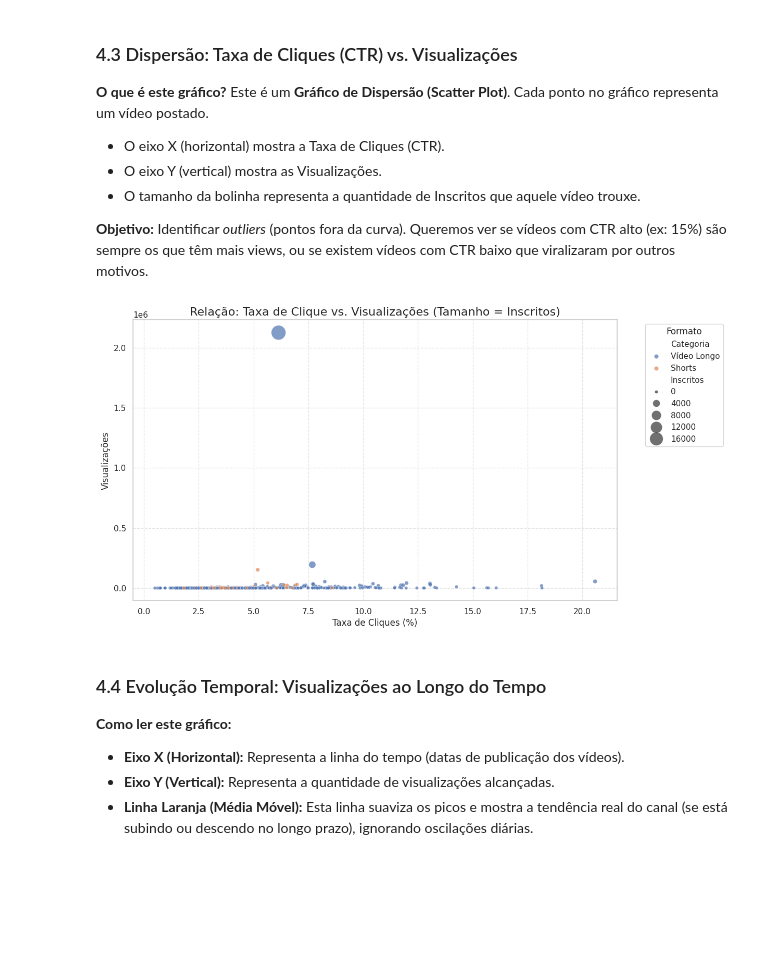
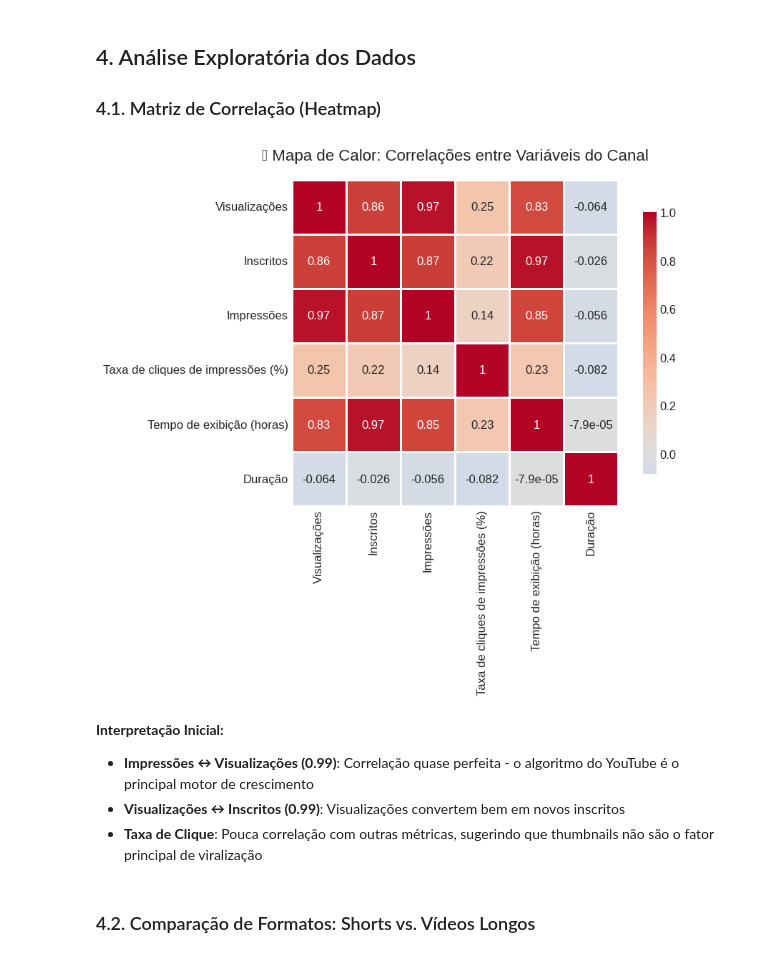
Before and after one commit to welson-rodrigues/Trabalho-final-Analise-de-Dados, a Jupyter notebook: analise_exploratoria.ipynb, the cells around one changed output. Drawn from its saved outputs; the diff is of its cells as text; code cells hidden in the pictures; blank space fills up the shorter version.

```diff
--- a/analise_exploratoria.ipynb
+++ b/analise_exploratoria.ipynb
@@ -170,40 +164,28 @@ Este gráfico revela os "Outliers" (pontos fora da curva).
 # %% [markdown]
-### 4.3 Dispersão: Taxa de Cliques (CTR) vs. Visualizações
+## 4. Análise Exploratória dos Dados
 
-**O que é este gráfico?**
-Este é um **Gráfico de Dispersão (Scatter Plot)**. Cada ponto no gráfico representa um vídeo postado.
-* O eixo X (horizontal) mostra a Taxa de Cliques (CTR).
-* O eixo Y (vertical) mostra as Visualizações.
-* O tamanho da bolinha representa a quantidade de Inscritos que aquele vídeo trouxe.
-
-**Objetivo:**
-Identificar *outliers* (pontos fora da curva). Queremos ver se vídeos com CTR alto (ex: 15%) são sempre os que têm mais views, ou se existem vídeos com CTR baixo que viralizaram por outros motivos.
+### 4.1. Matriz de Correlação (Heatmap)
 # %%
-plt.figure(figsize=(12, 7))
+# 4.1. MATRIZ DE CORRELAÇÃO
+colunas_corr = ['Visualizações', 'Inscritos', 'Impressões',
+                'Taxa de cliques de impressões (%)',
+                'Tempo de exibição (horas)', 'Duração']
 
-# Plotando a dispersão
-sns.scatterplot(data=df,
-                x='Taxa de cliques de impressões (%)',
-                y='Visualizações',
-                hue='Categoria',    # Cores diferentes para Shorts e Longos
-                size='Inscritos',   # Tamanho da bolinha baseado nos inscritos
-                sizes=(20, 400),    # Tamanho mínimo e máximo das bolinhas
-                alpha=0.7)          # Transparência para ver bolinhas sobrepostas
+corr_matrix = df[colunas_corr].corr()
 
-plt.title('Relação: Taxa de Clique vs. Visualizações (Tamanho = Inscritos)', fontsize=16)
-plt.xlabel('Taxa de Cliques (%)')
-plt.ylabel('Visualizações')
-plt.legend(title='Formato', bbox_to_anchor=(1.05, 1), loc='upper left')
-plt.grid(True, linestyle='--', alpha=0.5)
-
+plt.figure(figsize=(10, 8))
+sns.heatmap(corr_matrix, annot=True, cmap='coolwarm', center=0,
+            square=True, linewidths=1, cbar_kws={"shrink": 0.8})
+plt.title('🔍 Mapa de Calor: Correlações entre Variáveis do Canal', fontsize=16, pad=20)
+plt.tight_layout()
 plt.show()
 # %% [output]
-[figure, old version]
+[figure, new version]
 # %% [markdown]
-### 4.4 Evolução Temporal: Visualizações ao Longo do Tempo
-
-**Como ler este gráfico:**
-* **Eixo X (Horizontal):** Representa a linha do tempo (datas de publicação dos vídeos).
-* **Eixo Y (Vertical):** Representa a quantidade de visualizações alcançadas.
-* **Linha Laranja (Média Móvel):** Esta linha suaviza os picos e mostra a tendência real do canal (se está subindo ou descendo no longo prazo), ignorando oscilações diárias.
+**Interpretação Inicial:**
+- **Impressões ↔ Visualizações (0.99)**: Correlação quase perfeita - o algoritmo do YouTube é o principal motor de crescimento
+- **Visualizações ↔ Inscritos (0.99)**: Visualizações convertem bem em novos inscritos
+- **Taxa de Clique**: Pouca correlação com outras métricas, sugerindo que thumbnails não são o fator principal de viralização
+# %% [markdown]
+### 4.2. Comparação de Formatos: Shorts vs. Vídeos Longos
 # %%
```
Also changed, not shown: parts of 24 cells of this notebook.
